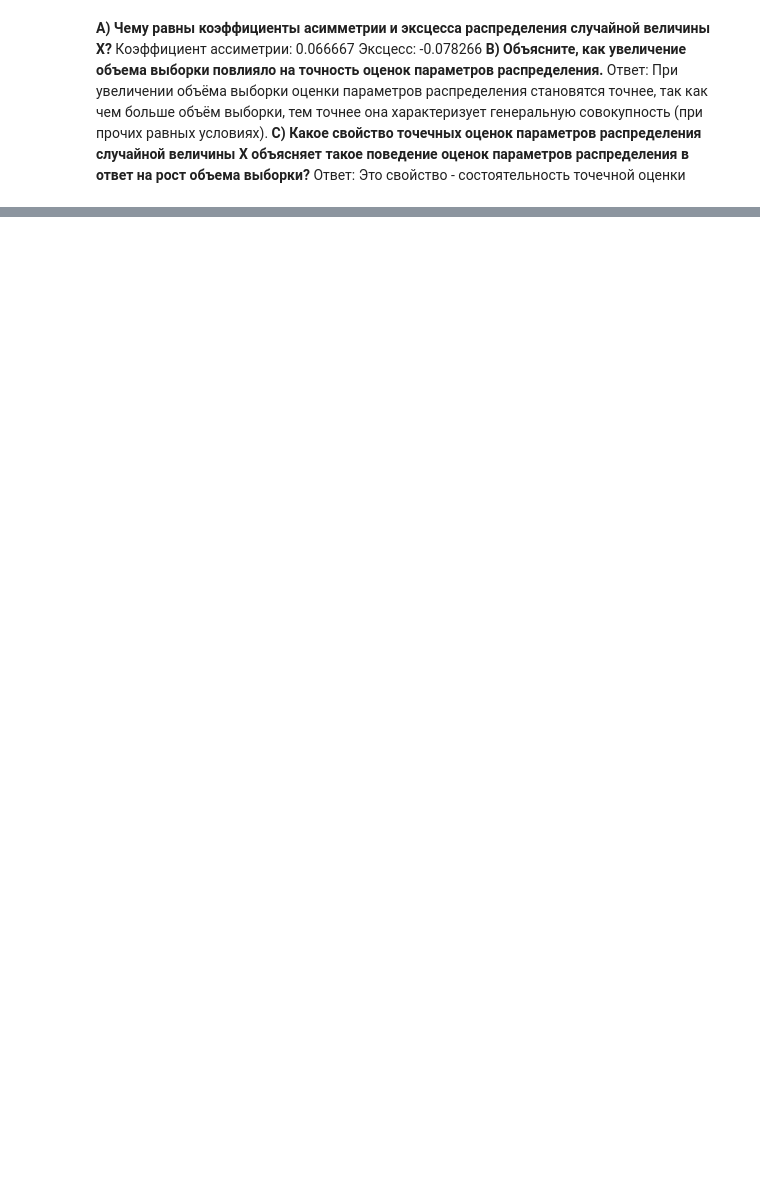
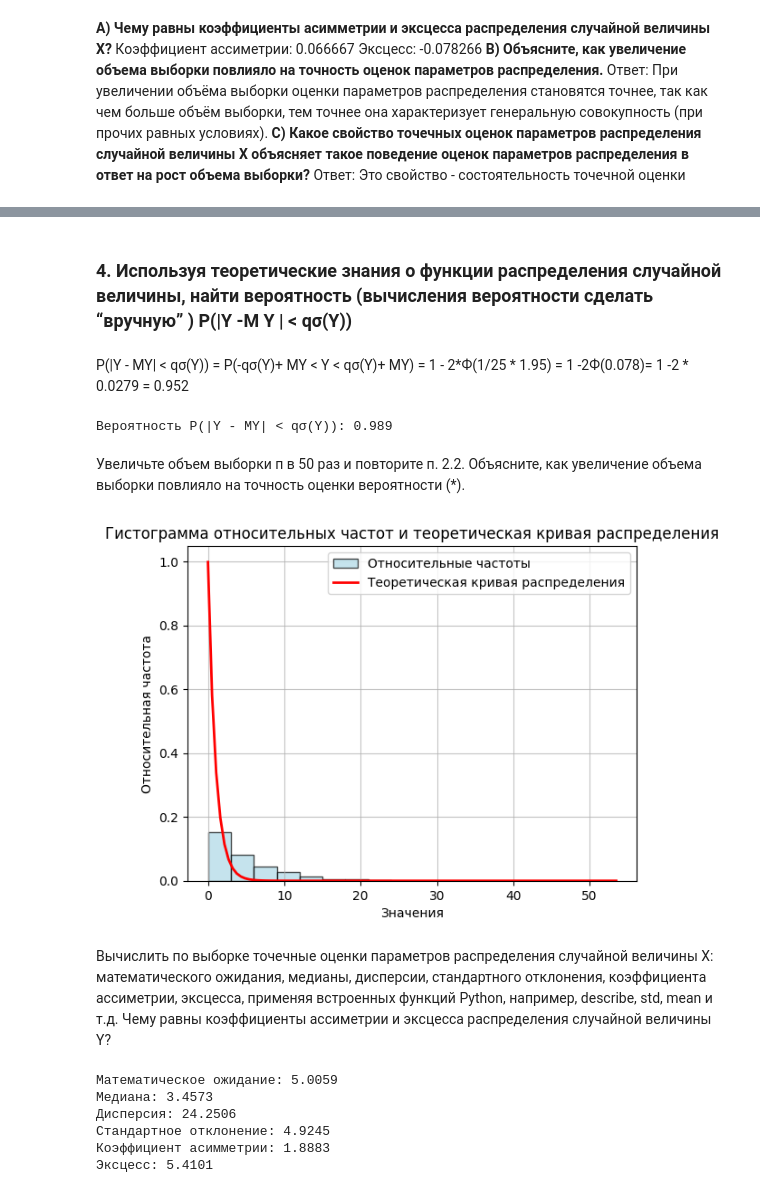
Before and after one commit to Pomi44/Stats_Analysis, a Jupyter notebook: lab_1/main.ipynb, the cells around one changed output, grey strips where cells are left out. Drawn from its saved outputs; the diff is of its cells as text; code cells hidden in the pictures; blank space fills up the shorter version.

```diff
--- a/lab_1/main.ipynb
+++ b/lab_1/main.ipynb
@@ -341,0 +442,65 @@ print(f"Эксцесс: {new_excess_builtin}")
+# %% [markdown]
+### 4. Используя теоретические знания о функции распределения случайной величины, найти вероятность (вычисления вероятности сделать “вручную” ) P(|Y -M Y | < qσ(Y))
+# %% [markdown]
+P(|Y - MY| < qσ(Y)) = P(-qσ(Y)+ MY < Y < qσ(Y)+ MY) = 1 - 2*Ф(1/25 * 1.95) = 1 -2Ф(0.078)= 1 -2 * 0.0279
+= 0.952
+# %%
+cdf_values_scipy = expon.cdf(data.max(),scale=5) - expon.cdf(data.min(),scale=5)
+
+print(f"Вероятность P(|Y - MY| < qσ(Y)): {cdf_values_scipy:.3f}")
+# %% [output]
+Вероятность P(|Y - MY| < qσ(Y)): 0.989
+# %% [markdown]
+Увеличьте объем выборки п в 50 раз и повторите п. 2.2. Объясните, как увеличение
+объема выборки повлияло на точность оценки вероятности (*).
+# %%
+data_ = np.random.exponential(scale=5, size=50*145)
+# Построение гистограммы относительных частот
+plt.hist(data_, bins=h, density=True, color="lightblue", edgecolor="black", alpha=0.7, label="Относительные частоты")
+
+# Построение теоретической кривой распределения
+x = np.linspace(min(data_), max(data_), 100)
+y = expon.pdf(x)
+plt.plot(x, y, color='red', label='Теоретическая кривая распределения', linewidth=2)
+
+# Настройки графика
+plt.title('Гистограмма относительных частот и теоретическая кривая распределения')
+plt.xlabel('Значения')
+plt.ylabel('Относительная частота')
+plt.legend()
+plt.grid(alpha=0.75)
+plt.show()
+# %% [output]
+[figure, added]
+# %% [markdown]
+Вычислить по выборке точечные оценки параметров распределения случайной величины
+X: математического ожидания, медианы, дисперсии, стандартного отклонения,
+коэффициента ассиметрии, эксцесса, применяя встроенных функций Python, например,
+describe, std, mean и т.д.
+Чему равны коэффициенты ассиметрии и эксцесса распределения случайной величины Y?
+# %%
+#Вычисление точечных оценок
+
+mean_value = np.mean(data_)  # Математическое ожидание
+median_value = np.median(data_)  # Медиана
+variance_value = np.var(data_)  # Дисперсия
+std_dev_value = np.std(data_)  # СКО
+
+# Коэффициенты асимметрии и эксцесса
+skewness = sts.skew(data_)  # Коэффициент асимметрии
+kurtosis = sts.kurtosis(data_)  # Эксцесс
+
+# 3. Вывод результатов
+print(f"Математическое ожидание: {mean_value:.4f}")
+print(f"Медиана: {median_value:.4f}")
+print(f"Дисперсия: {variance_value:.4f}")
+print(f"Стандартное отклонение: {std_dev_value:.4f}")
+print(f"Коэффициент асимметрии: {skewness:.4f}")
+print(f"Эксцесс: {kurtosis:.4f}")
+# %% [output]
+Математическое ожидание: 5.0059
+Медиана: 3.4573
+Дисперсия: 24.2506
+Стандартное отклонение: 4.9245
+Коэффициент асимметрии: 1.8883
+Эксцесс: 5.4101
```
Also changed, not shown: parts of 24 cells of this notebook.
